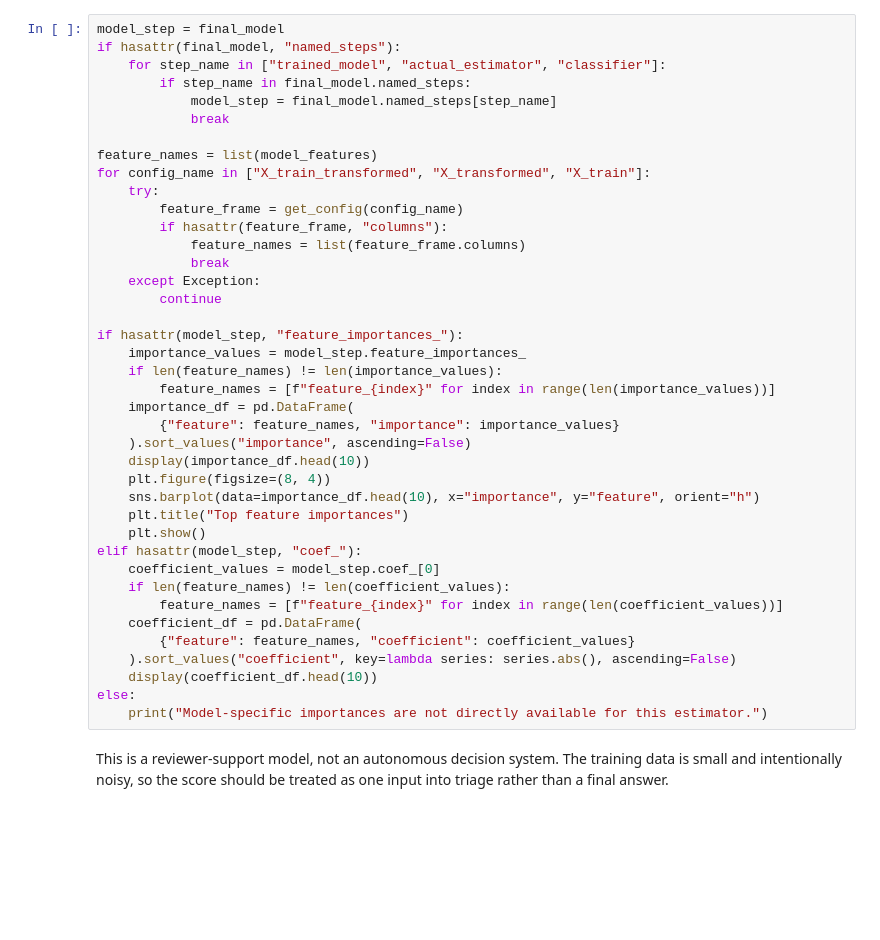
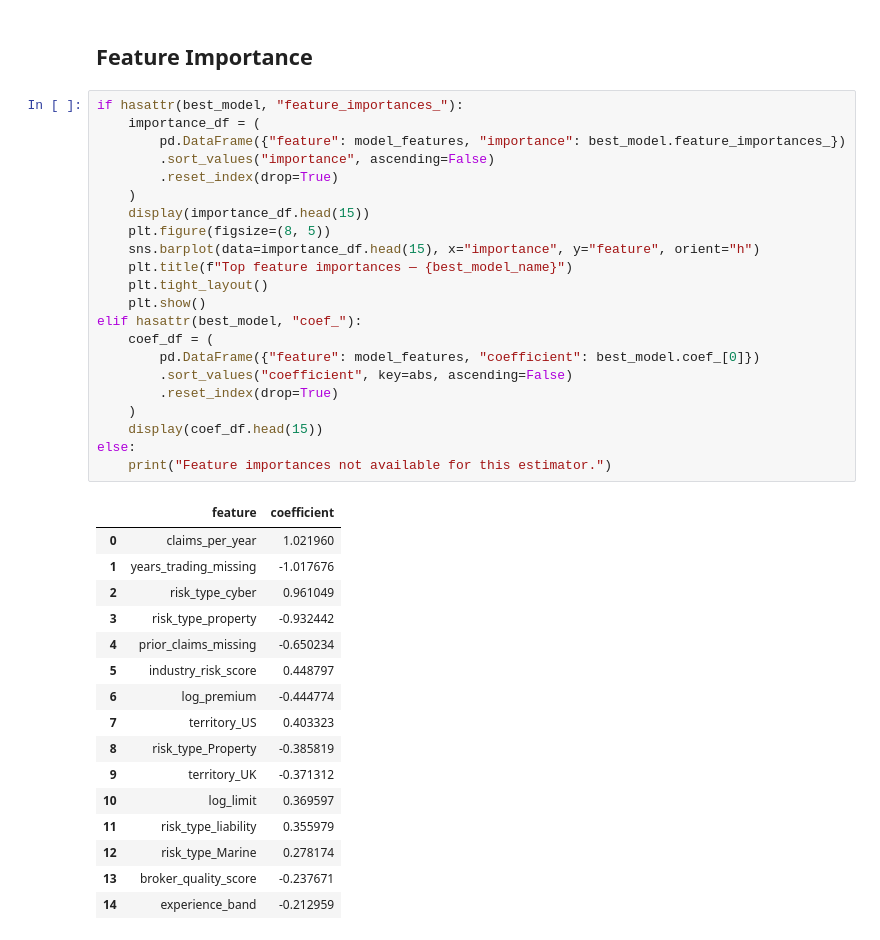
Before and after one commit to duybuile/loss-pred, a Jupyter notebook: notebooks/modelling.ipynb, the cells around one changed output. Saved outputs shown, nothing was run; the diff lists cells and outputs as text; blank space fills up the shorter version.

```diff
--- a/notebooks/modelling.ipynb
+++ b/notebooks/modelling.ipynb
@@ -300,42 +869,41 @@ plt.show()
+# %% [markdown]
+## Feature Importance
 # %%
-model_step = final_model
-if hasattr(final_model, "named_steps"):
-    for step_name in ["trained_model", "actual_estimator", "classifier"]:
-        if step_name in final_model.named_steps:
-            model_step = final_model.named_steps[step_name]
-            break
-
-feature_names = list(model_features)
-for config_name in ["X_train_transformed", "X_transformed", "X_train"]:
-    try:
-        feature_frame = get_config(config_name)
-        if hasattr(feature_frame, "columns"):
-            feature_names = list(feature_frame.columns)
-            break
-    except Exception:
-        continue
-
-if hasattr(model_step, "feature_importances_"):
-    importance_values = model_step.feature_importances_
-    if len(feature_names) != len(importance_values):
-        feature_names = [f"feature_{index}" for index in range(len(importance_values))]
-    importance_df = pd.DataFrame(
-        {"feature": feature_names, "importance": importance_values}
-    ).sort_values("importance", ascending=False)
-    display(importance_df.head(10))
-    plt.figure(figsize=(8, 4))
-    sns.barplot(data=importance_df.head(10), x="importance", y="feature", orient="h")
-    plt.title("Top feature importances")
+if hasattr(best_model, "feature_importances_"):
+    importance_df = (
+        pd.DataFrame({"feature": model_features, "importance": best_model.feature_importances_})
+        .sort_values("importance", ascending=False)
+        .reset_index(drop=True)
+    )
+    display(importance_df.head(15))
+    plt.figure(figsize=(8, 5))
+    sns.barplot(data=importance_df.head(15), x="importance", y="feature", orient="h")
+    plt.title(f"Top feature importances — {best_model_name}")
+    plt.tight_layout()
     plt.show()
-elif hasattr(model_step, "coef_"):
-    coefficient_values = model_step.coef_[0]
-    if len(feature_names) != len(coefficient_values):
-        feature_names = [f"feature_{index}" for index in range(len(coefficient_values))]
-    coefficient_df = pd.DataFrame(
-        {"feature": feature_names, "coefficient": coefficient_values}
-    ).sort_values("coefficient", key=lambda series: series.abs(), ascending=False)
-    display(coefficient_df.head(10))
+elif hasattr(best_model, "coef_"):
+    coef_df = (
+        pd.DataFrame({"feature": model_features, "coefficient": best_model.coef_[0]})
+        .sort_values("coefficient", key=abs, ascending=False)
+        .reset_index(drop=True)
+    )
+    display(coef_df.head(15))
 else:
-    print("Model-specific importances are not directly available for this estimator.")
+    print("Feature importances not available for this estimator.")
+# %% [output]
+|  | feature | coefficient |
+| 0 | claims_per_year | 1.021960 |
+| 1 | years_trading_missing | -1.017676 |
+| 2 | risk_type_cyber | 0.961049 |
+| 3 | risk_type_property | -0.932442 |
+| 4 | prior_claims_missing | -0.650234 |
+| 5 | industry_risk_score | 0.448797 |
+| 6 | log_premium | -0.444774 |
+| 7 | territory_US | 0.403323 |
+| 8 | risk_type_Property | -0.385819 |
+| 9 | territory_UK | -0.371312 |
+| 10 | log_limit | 0.369597 |
+| 11 | risk_type_liability | 0.355979 |
+| 12 | risk_type_Marine | 0.278174 |
+| 13 | broker_quality_score | -0.237671 |
+| 14 | experience_band | -0.212959 |
-# %% [markdown]
-This is a reviewer-support model, not an autonomous decision system. The training data is small and intentionally noisy, so the score should be treated as one input into triage rather than a final answer.
```
Also changed, not shown: parts of 64 cells of this notebook, 4 other files.
